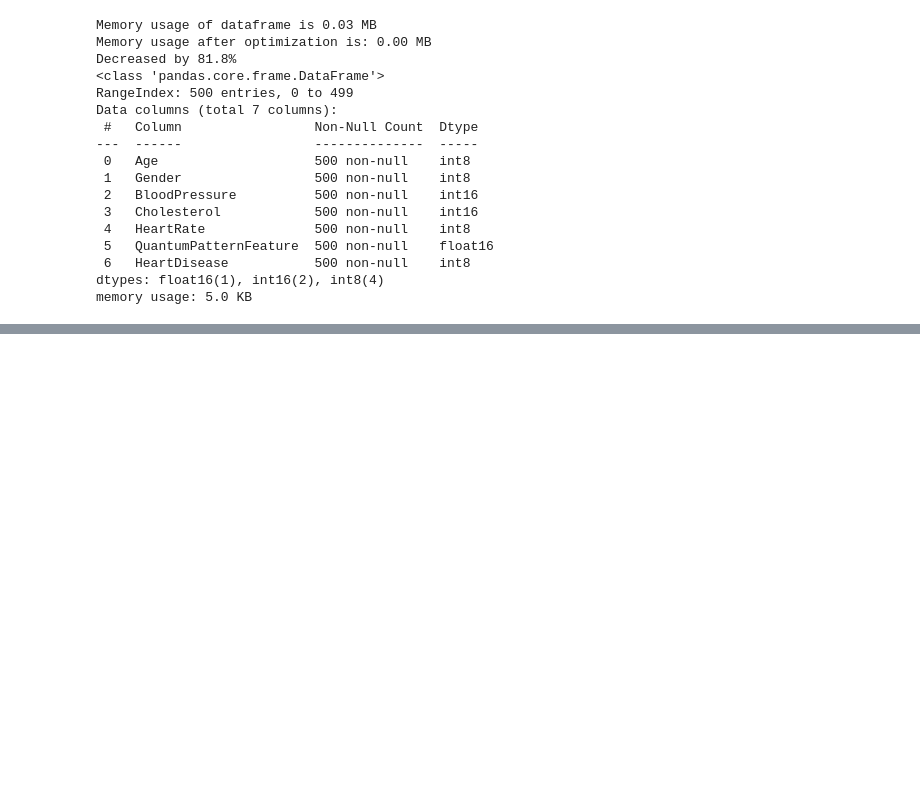
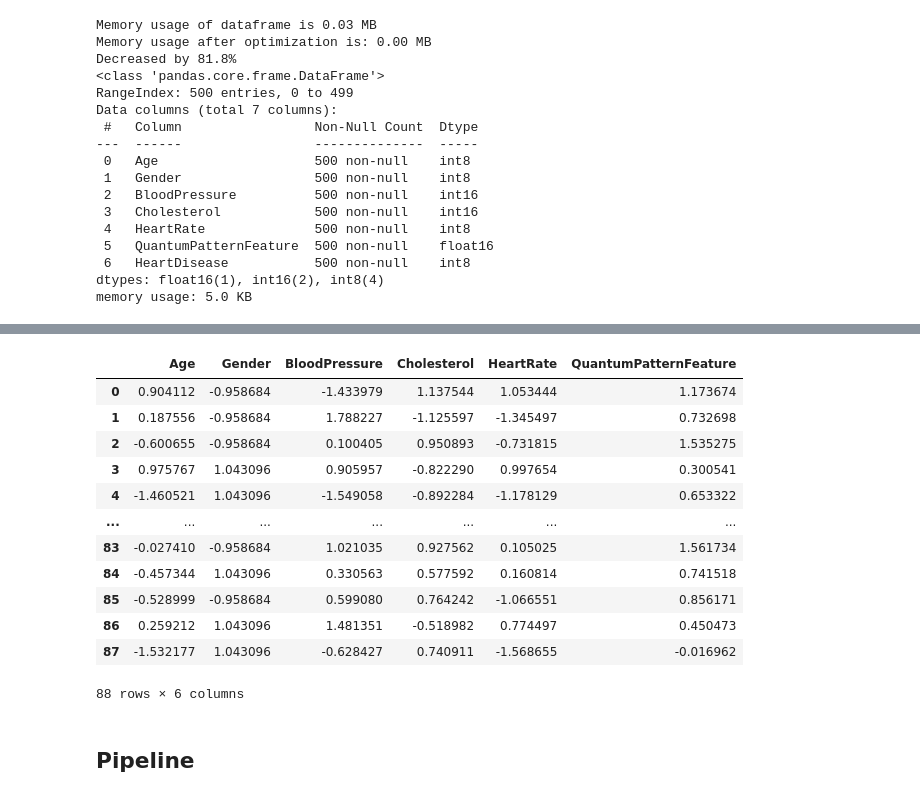
Before and after one commit to N1k1f0rM/mlflow_demo_ml_pipeline, a Jupyter notebook: model/model_pipi.ipynb, the cells around one changed output, grey strips where cells are left out. Drawn from its saved outputs; the diff is of its cells as text; code cells hidden in the pictures; blank space fills up the shorter version.

```diff
--- a/model/model_pipi.ipynb
+++ b/model/model_pipi.ipynb
@@ -108,0 +250,18 @@ memory usage: 5.0 KB
+# %%
+X_val
+# %% [output]
+|  | Age | Gender | BloodPressure | Cholesterol | HeartRate | QuantumPatternFeature |
+| 0 | 0.904112 | -0.958684 | -1.433979 | 1.137544 | 1.053444 | 1.173674 |
+| 1 | 0.187556 | -0.958684 | 1.788227 | -1.125597 | -1.345497 | 0.732698 |
+| 2 | -0.600655 | -0.958684 | 0.100405 | 0.950893 | -0.731815 | 1.535275 |
+| 3 | 0.975767 | 1.043096 | 0.905957 | -0.822290 | 0.997654 | 0.300541 |
+| 4 | -1.460521 | 1.043096 | -1.549058 | -0.892284 | -1.178129 | 0.653322 |
+| ... | ... | ... | ... | ... | ... | ... |
+| 83 | -0.027410 | -0.958684 | 1.021035 | 0.927562 | 0.105025 | 1.561734 |
+| 84 | -0.457344 | 1.043096 | 0.330563 | 0.577592 | 0.160814 | 0.741518 |
+| 85 | -0.528999 | -0.958684 | 0.599080 | 0.764242 | -1.066551 | 0.856171 |
+| 86 | 0.259212 | 1.043096 | 1.481351 | -0.518982 | 0.774497 | 0.450473 |
+| 87 | -1.532177 | 1.043096 | -0.628427 | 0.740911 | -1.568655 | -0.016962 |
+88 rows × 6 columns
+# %% [markdown]
+## Pipeline
```
Also changed, not shown: parts of 28 cells of this notebook, 1 other file.
